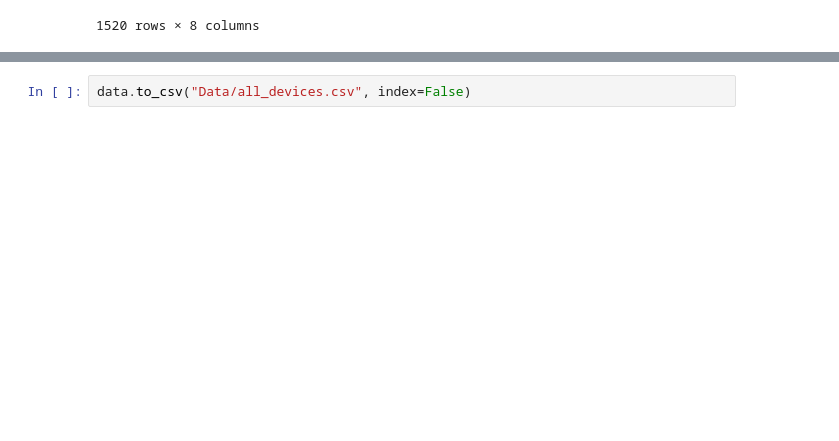
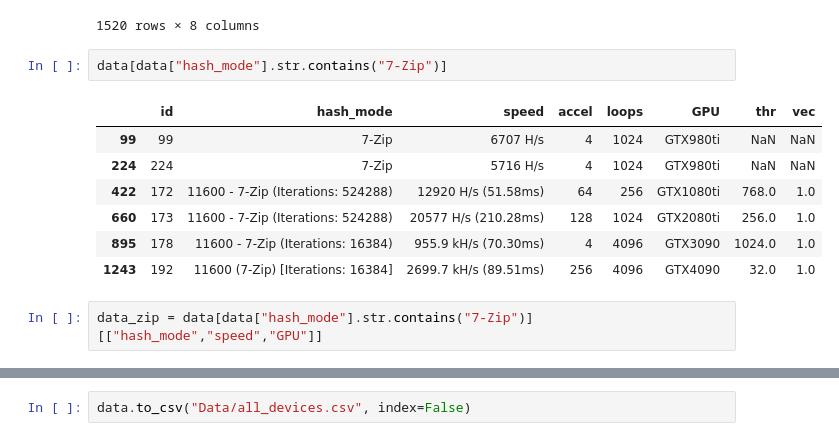
Before and after one commit to floriancircly/DJ_Storytelling, a Jupyter notebook: analytics.ipynb, the cells around one changed output, grey strips where cells are left out. Drawn from its saved outputs; the diff is of its cells as text; blank space fills up the shorter version.

```diff
--- a/analytics.ipynb
+++ b/analytics.ipynb
@@ -67,3 +67,15 @@ data
 | 1518 | 467 | 30120 (Python Werkzeug SHA256 (HM... | 9349.1 MH/s (57.20ms) | 32 | 256 | GTX4090 | 512.0 | 1.0 |
 | 1519 | 468 | 99999 (Plaintext) | 265.3 GH/s (15.96ms) | 128 | 1024 | GTX4090 | 256.0 | 1.0 |
 1520 rows × 8 columns
+# %%
+data[data["hash_mode"].str.contains("7-Zip")]
+# %% [output]
+|  | id | hash_mode | speed | accel | loops | GPU | thr | vec |
+| 99 | 99 | 7-Zip | 6707 H/s | 4 | 1024 | GTX980ti | NaN | NaN |
+| 224 | 224 | 7-Zip | 5716 H/s | 4 | 1024 | GTX980ti | NaN | NaN |
+| 422 | 172 | 11600 - 7-Zip (Iterations: 524288) | 12920 H/s (51.58ms) | 64 | 256 | GTX1080ti | 768.0 | 1.0 |
+| 660 | 173 | 11600 - 7-Zip (Iterations: 524288) | 20577 H/s (210.28ms) | 128 | 1024 | GTX2080ti | 256.0 | 1.0 |
+| 895 | 178 | 11600 - 7-Zip (Iterations: 16384) | 955.9 kH/s (70.30ms) | 4 | 4096 | GTX3090 | 1024.0 | 1.0 |
+| 1243 | 192 | 11600 (7-Zip) [Iterations: 16384] | 2699.7 kH/s (89.51ms) | 256 | 4096 | GTX4090 | 32.0 | 1.0 |
+# %%
+data_zip = data[data["hash_mode"].str.contains("7-Zip")][["hash_mode","speed","GPU"]]
```
Also changed, not shown: parts of 7 cells of this notebook, 2 other files.
